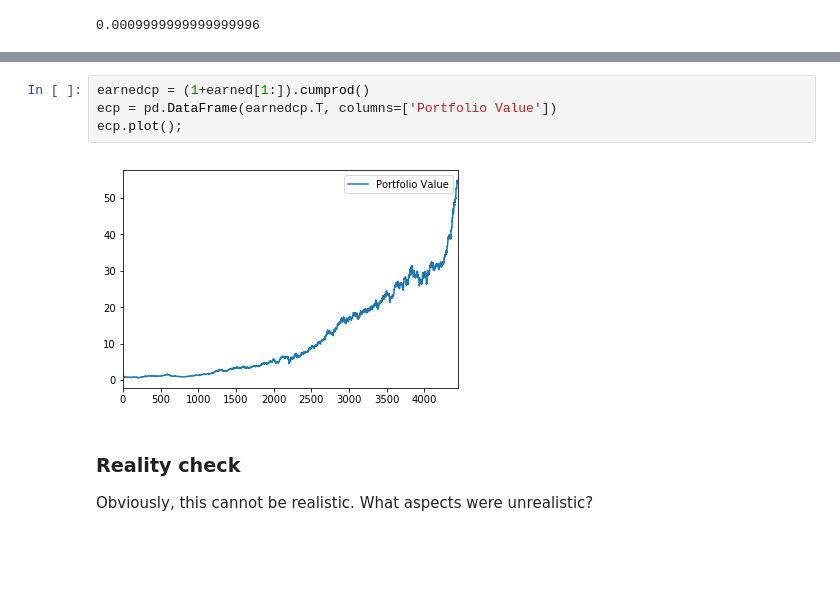
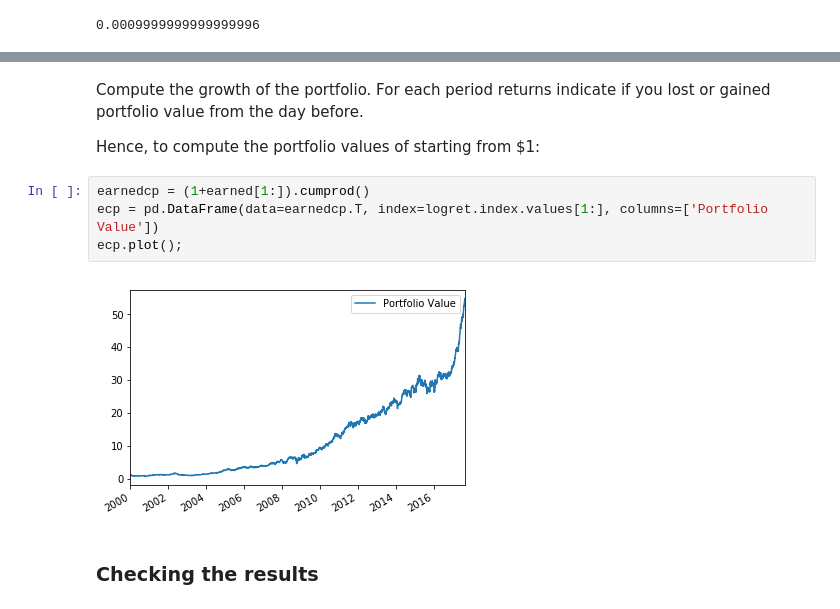
Before and after one commit to jcvdav/Spring2019, a Jupyter notebook: lecture-notes/12-Optimizing-Stock-Portfolio-Allocation.ipynb, the cells around one changed output, grey strips where cells are left out. Drawn from its saved outputs; the diff is of its cells as text; blank space fills up the shorter version.

```diff
--- a/lecture-notes/12-Optimizing-Stock-Portfolio-Allocation.ipynb
+++ b/lecture-notes/12-Optimizing-Stock-Portfolio-Allocation.ipynb
@@ -521,10 +557,12 @@ earned = np.dot(logret.fillna(method='bfill').values, w.value)
+# %% [markdown]
+Compute the growth of the portfolio. For each period returns indicate if you lost or gained portfolio value from the day before.
+
+Hence, to compute the portfolio values of starting from $1:
 # %%
 earnedcp = (1+earned[1:]).cumprod()
-ecp = pd.DataFrame(earnedcp.T, columns=['Portfolio Value'])
+ecp = pd.DataFrame(data=earnedcp.T, index=logret.index.values[1:], columns=['Portfolio Value'])
 ecp.plot();
 # %% [output]
-[figure, old version]
+[figure, new version]
-# %% [markdown]
-### Reality check
-
-Obviously, this cannot be realistic. What aspects were unrealistic?
+# %% [markdown]
+### Checking the results
```
Also changed, not shown: parts of 15 cells of this notebook.
